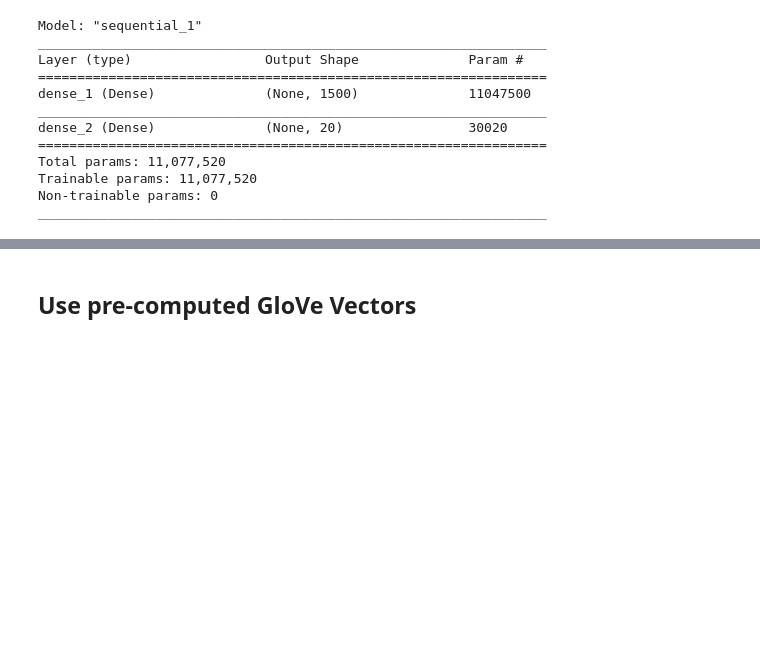
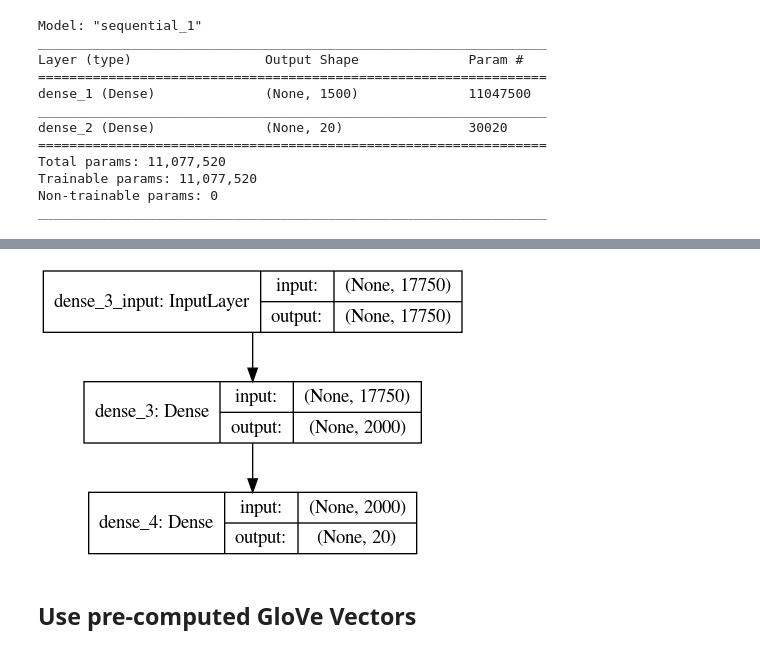
Before and after one commit to joekryan/NLP_Project, a Jupyter notebook: NeuralNets.ipynb, the cells around one changed output, grey strips where cells are left out. Drawn from its saved outputs; the diff is of its cells as text; code cells hidden in the pictures; blank space fills up the shorter version.

```diff
--- a/NeuralNets.ipynb
+++ b/NeuralNets.ipynb
@@ -252,3 +260,8 @@ plt.show();
+# %%
+
+plot_model(model2, to_file='initial_nn.png', show_shapes=True, show_layer_names=True)
+# %% [output]
+[figure, added]
 # %% [markdown]
 ## Use pre-computed GloVe Vectors
 # %%
```
Also changed, not shown: parts of 16 cells of this notebook, 6 other files.
